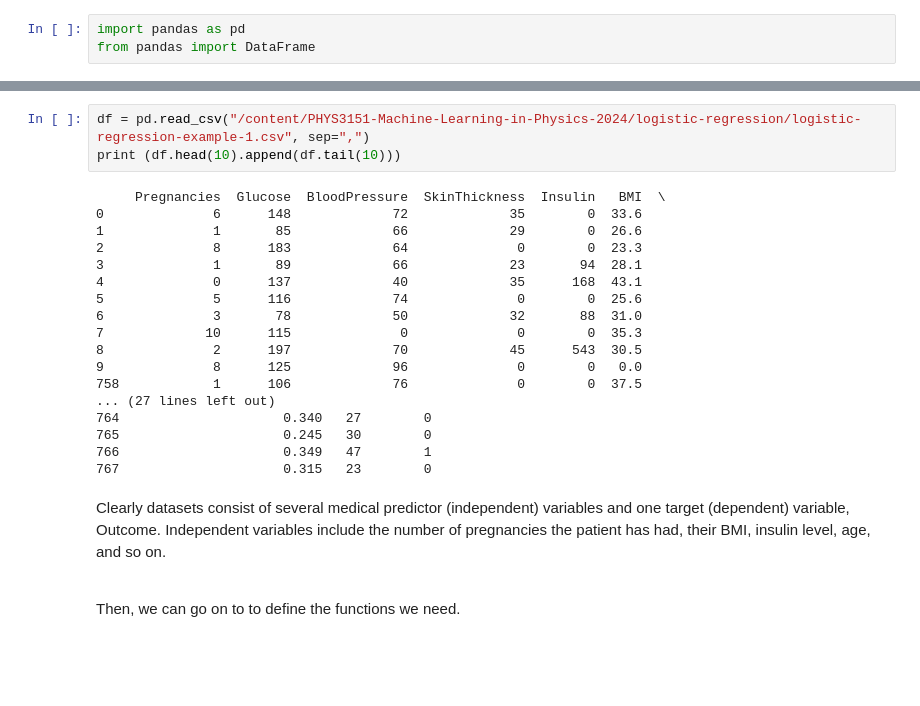
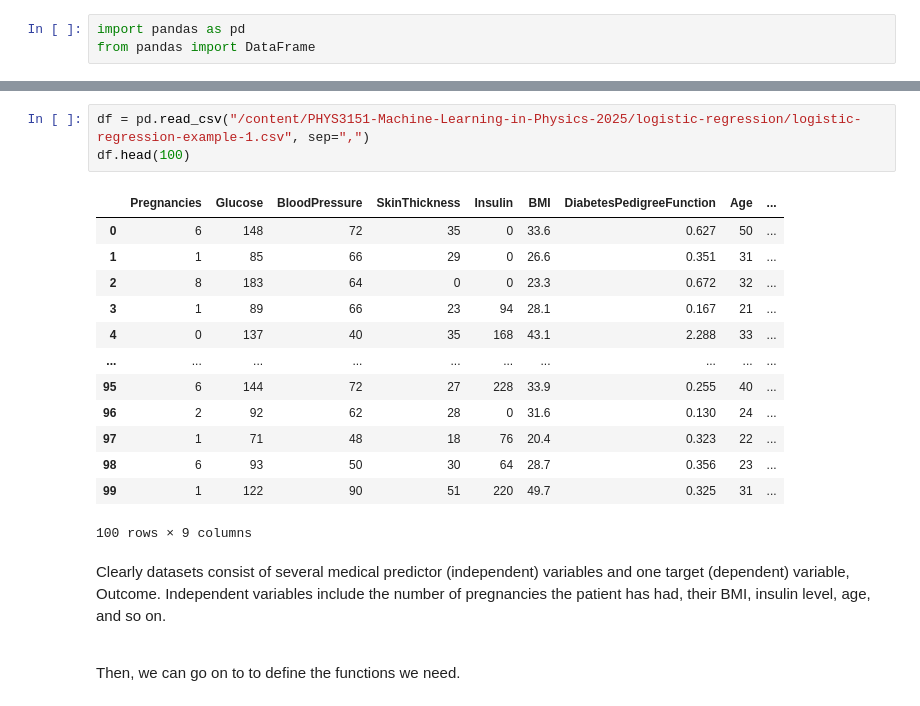
Before and after one commit to timlok123/PHYS3151-Machine-Learning-in-Physics-2025, a Jupyter notebook: logistic-regression/logistic-regression.ipynb, the cells around one changed output, grey strips where cells are left out. Saved outputs shown, nothing was run; the diff lists cells and outputs as text; blank space fills up the shorter version.

```diff
--- a/logistic-regression/logistic-regression.ipynb
+++ b/logistic-regression/logistic-regression.ipynb
@@ -28,24 +28,20 @@ fatal: destination path 'PHYS3151-Machine-Learning-in-Physics-2024' already exis
 # %%
-df = pd.read_csv("/content/PHYS3151-Machine-Learning-in-Physics-2024/logistic-regression/logistic-regression-example-1.csv", sep=",")
-print (df.head(10).append(df.tail(10)))
+df = pd.read_csv("/content/PHYS3151-Machine-Learning-in-Physics-2025/logistic-regression/logistic-regression-example-1.csv", sep=",")
+df.head(100)
 # %% [output]
+|  | Pregnancies | Glucose | BloodPressure | SkinThickness | Insulin | BMI | DiabetesPedigreeFunction | Age | ... |
+| 0 | 6 | 148 | 72 | 35 | 0 | 33.6 | 0.627 | 50 | ... |
+| 1 | 1 | 85 | 66 | 29 | 0 | 26.6 | 0.351 | 31 | ... |
+| 2 | 8 | 183 | 64 | 0 | 0 | 23.3 | 0.672 | 32 | ... |
+| 3 | 1 | 89 | 66 | 23 | 94 | 28.1 | 0.167 | 21 | ... |
+| 4 | 0 | 137 | 40 | 35 | 168 | 43.1 | 2.288 | 33 | ... |
+| ... | ... | ... | ... | ... | ... | ... | ... | ... | ... |
+| 95 | 6 | 144 | 72 | 27 | 228 | 33.9 | 0.255 | 40 | ... |
+| 96 | 2 | 92 | 62 | 28 | 0 | 31.6 | 0.130 | 24 | ... |
+| 97 | 1 | 71 | 48 | 18 | 76 | 20.4 | 0.323 | 22 | ... |
+| 98 | 6 | 93 | 50 | 30 | 64 | 28.7 | 0.356 | 23 | ... |
+| 99 | 1 | 122 | 90 | 51 | 220 | 49.7 | 0.325 | 31 | ... |
-     Pregnancies  Glucose  BloodPressure  SkinThickness  Insulin   BMI  \
-0              6      148             72             35        0  33.6
-1              1       85             66             29        0  26.6
-2              8      183             64              0        0  23.3
-3              1       89             66             23       94  28.1
-4              0      137             40             35      168  43.1
-5              5      116             74              0        0  25.6
-6              3       78             50             32       88  31.0
-7             10      115              0              0        0  35.3
-8              2      197             70             45      543  30.5
-9              8      125             96              0        0   0.0
-758            1      106             76              0        0  37.5
-... (27 lines left out)
-764                     0.340   27        0
-765                     0.245   30        0
-766                     0.349   47        1
-767                     0.315   23        0
+100 rows × 9 columns
 # %% [markdown]
 Clearly datasets consist of several medical predictor (independent) variables and one target (dependent) variable, Outcome. Independent variables include the number of pregnancies the patient has had, their BMI, insulin level, age, and so on.
 
```
Also changed, not shown: parts of 10 cells of this notebook.
